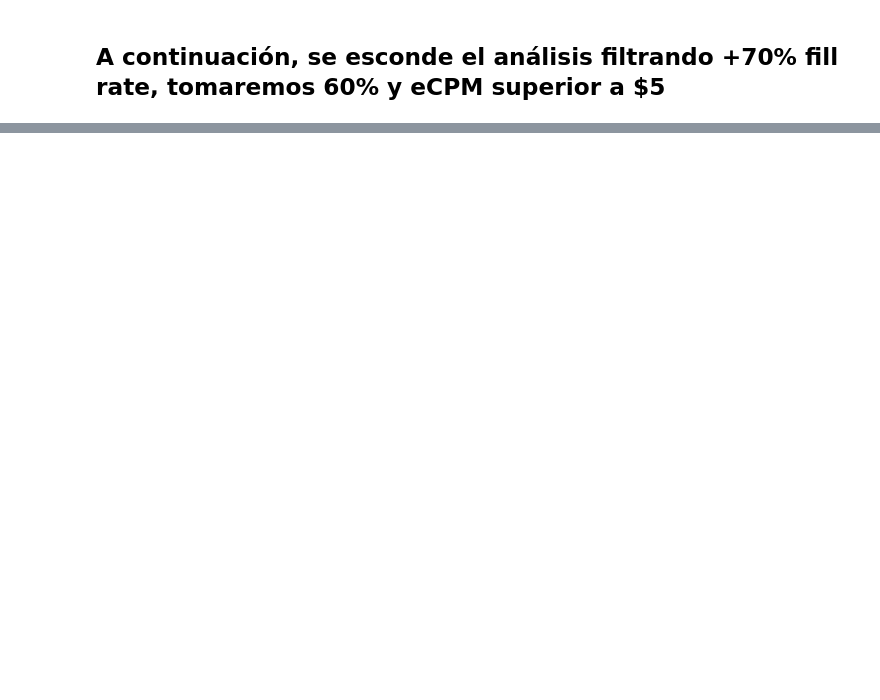
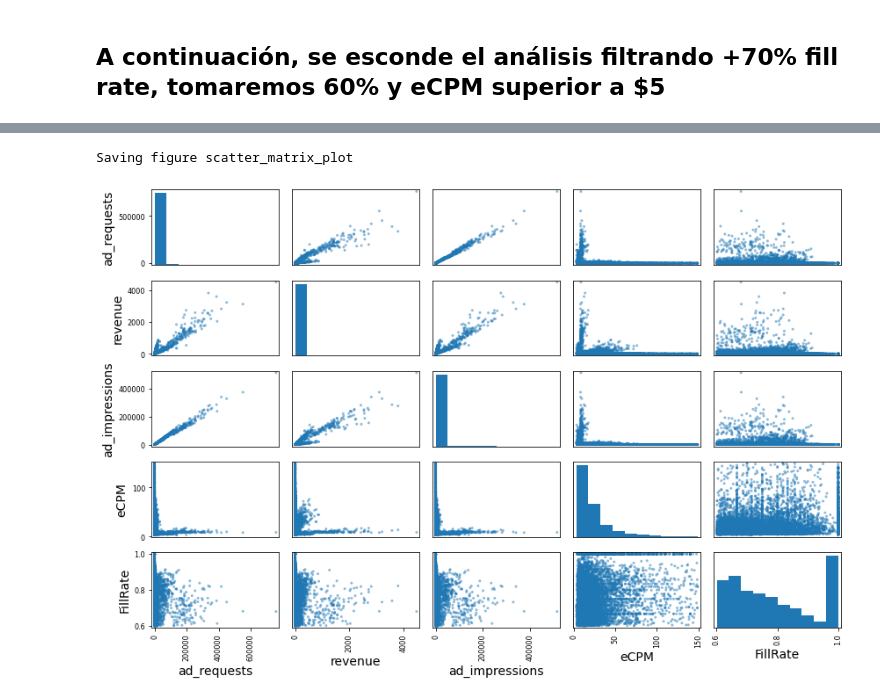
Before and after one commit to aaronjdigital/mlidigital, a Jupyter notebook: Newbase ML Reglas de Precio.ipynb, the cells around one changed output, grey strips where cells are left out. Cells and saved outputs as stored; diff of their text form; code cells hidden in the pictures; blank space fills up the shorter version.

```diff
--- a/Newbase ML Reglas de Precio.ipynb
+++ b/Newbase ML Reglas de Precio.ipynb
@@ -352,0 +224,4 @@ Name: FillRate, dtype: float64
+# %%
+prulesgb = prules.groupby('creative_size').sum()
+#print(prulesgb.loc['1x1']['ad_impressions'])
+prulesgb.head(20)
@@ -352,0 +245,17 @@ Name: FillRate, dtype: float64
+# %%
+def categorise(row,dfgb,porc):
+    cpm_inst = row['eCPM'] # Se obtiene el CPM de la instancia
+    c_size = row['creative_size'] # Se obtiene el creative_size de la instancia
+    cpm_pond = (dfgb.loc[c_size]['revenue']/dfgb.loc[c_size]['ad_impressions']*1000) # Se obtiene el CPM general del creative size
+
+    if cpm_inst > cpm_pond*porc: # Se compara cpm de la instancia vs cpm general del creative size
+        return 1
+    else:
+        return 0
+# %%
+prules['flag_cpm_sup'] = prules.apply(lambda row: categorise(row,prulesgb,.80), axis=1)
+# %%
+prulesaux60 = prules[(prules['FillRate']>.60) & ((prules['flag_cpm_sup']==1) & (prules['eCPM']<150))]
+prulesgb60 = prulesaux60.groupby('creative_size').count()
+#print(prulesgb.loc['1x1']['ad_impressions'])
+prulesgb60['pricing_rules'].head(20)
@@ -352,0 +292,9 @@ Name: FillRate, dtype: float64
+# %%
+from pandas.plotting import scatter_matrix
+
+attributes = ["ad_requests", "revenue", "ad_impressions", 'eCPM', 'FillRate']
+scatter_matrix(prulesaux60[attributes], figsize=(12, 8))
+save_fig("scatter_matrix_plot")
+# %% [output]
+Saving figure scatter_matrix_plot
+[figure, added]
```
Also changed, not shown: parts of 17 cells of this notebook.
